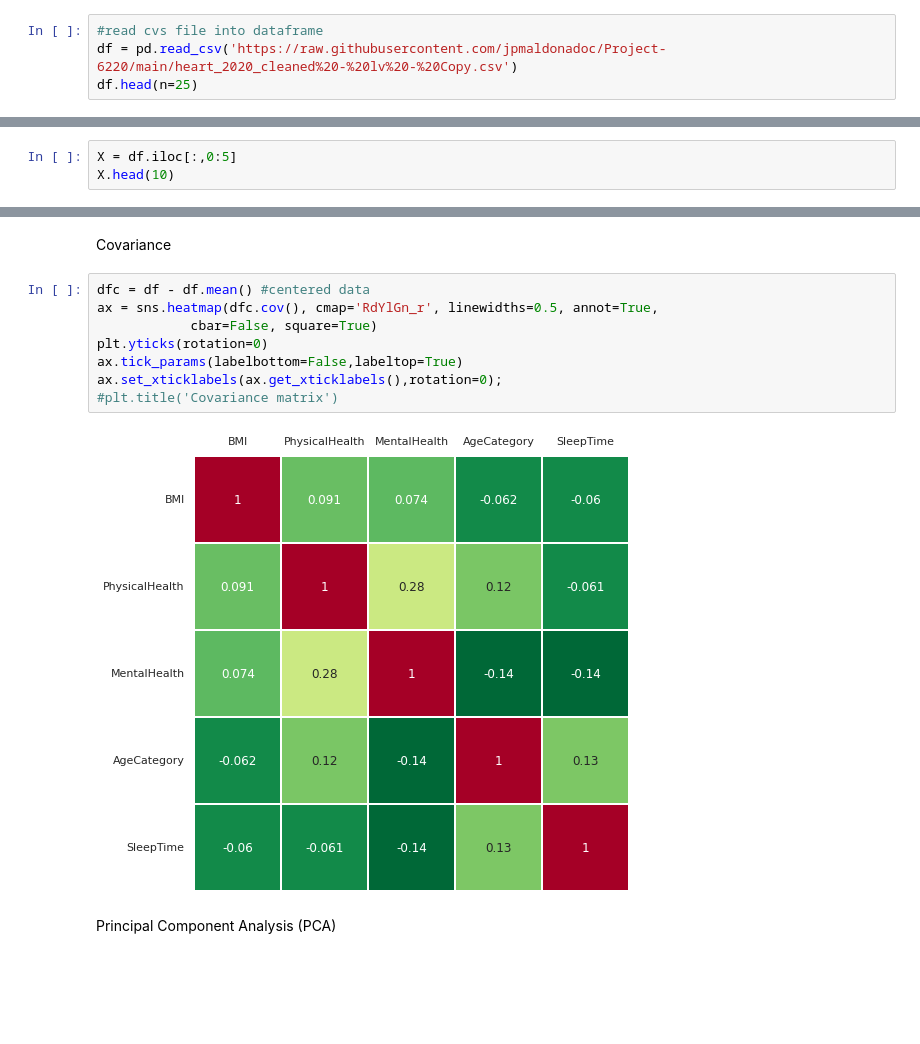
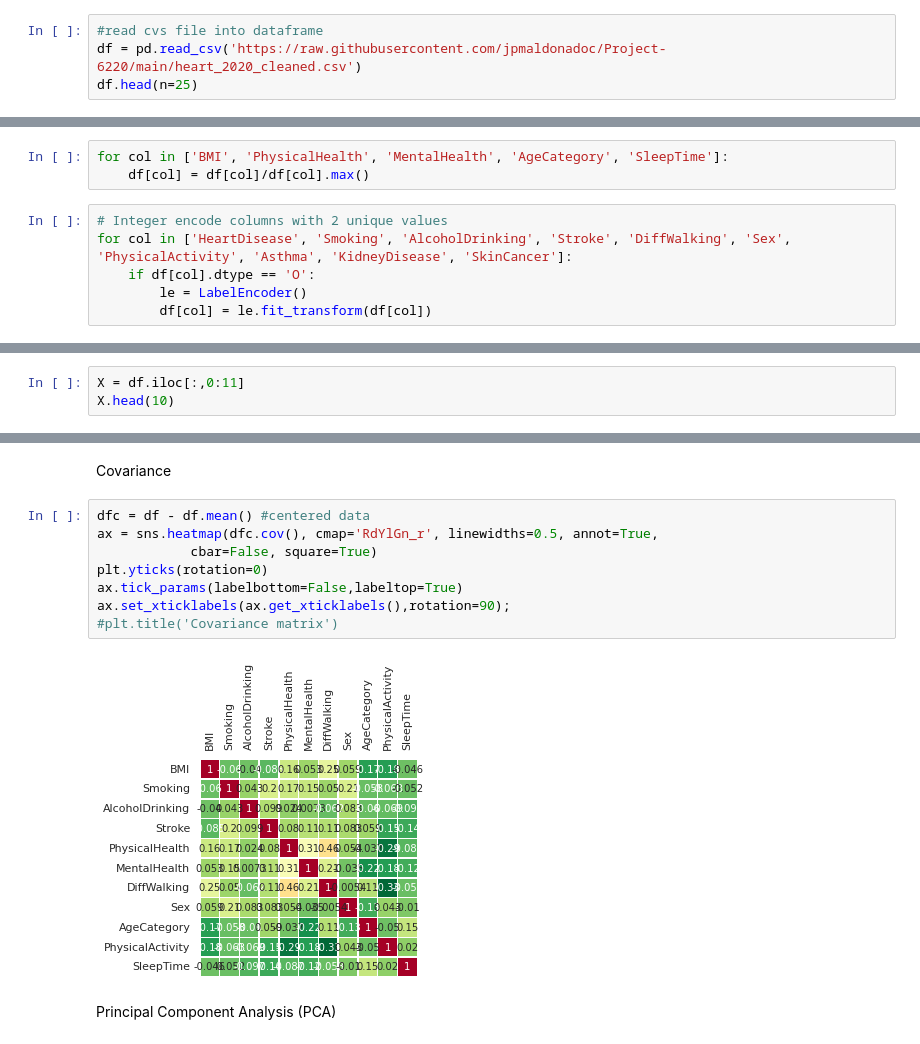
Before and after one commit to jpmaldonadoc/Project-6220, a Jupyter notebook: 6220_Project.ipynb, the cells around one changed output, grey strips where cells are left out. Saved outputs shown, nothing was run; the diff lists cells and outputs as text; blank space fills up the shorter version.

```diff
--- a/6220_Project.ipynb
+++ b/6220_Project.ipynb
@@ -45,6 +45,6 @@ Upload Files
 !pip install pycaret
 # %%
 #read cvs file into dataframe
-df = pd.read_csv('https://raw.githubusercontent.com/jpmaldonadoc/Project-6220/main/heart_2020_cleaned%20-%20lv%20-%20Copy.csv')
+df = pd.read_csv('https://raw.githubusercontent.com/jpmaldonadoc/Project-6220/main/heart_2020_cleaned.csv')
 df.head(n=25)
 # %% [output]
@@ -72,6 +72,15 @@ encode_AgeCategory = {'55-59':57, '80 or older':80, '65-69':67,
                       '30-34':32,'25-29':27}
 df['AgeCategory'] = df['AgeCategory'].apply(lambda x: encode_AgeCategory[x])
 df['AgeCategory'] = df['AgeCategory'].astype('float')
+# %%
+for col in ['BMI', 'PhysicalHealth', 'MentalHealth', 'AgeCategory', 'SleepTime']:
+    df[col] = df[col]/df[col].max()
+# %%
+# Integer encode columns with 2 unique values
+for col in ['HeartDisease', 'Smoking', 'AlcoholDrinking', 'Stroke', 'DiffWalking', 'Sex', 'PhysicalActivity', 'Asthma', 'KidneyDisease', 'SkinCancer']:
+    if df[col].dtype == 'O':
+        le = LabelEncoder()
+        df[col] = le.fit_transform(df[col])
 # %%
 df.info()
 # %% [output]
@@ -98,6 +111,6 @@ Features
 # %% [markdown]
 Data Matrix
 # %%
-X = df.iloc[:,0:5]
+X = df.iloc[:,0:11]
 X.head(10)
 # %% [output]
@@ -211,13 +236,13 @@ Covariance
 # %%
 dfc = df - df.mean() #centered data
 ax = sns.heatmap(dfc.cov(), cmap='RdYlGn_r', linewidths=0.5, annot=True,
             cbar=False, square=True)
 plt.yticks(rotation=0)
 ax.tick_params(labelbottom=False,labeltop=True)
-ax.set_xticklabels(ax.get_xticklabels(),rotation=0);
+ax.set_xticklabels(ax.get_xticklabels(),rotation=90);
 #plt.title('Covariance matrix')
 # %% [output]
-[figure, old version]
+[figure, new version]
 # %% [markdown]
 Principal Component Analysis (PCA)
 # %%
```
Also changed, not shown: parts of 54 cells of this notebook.
